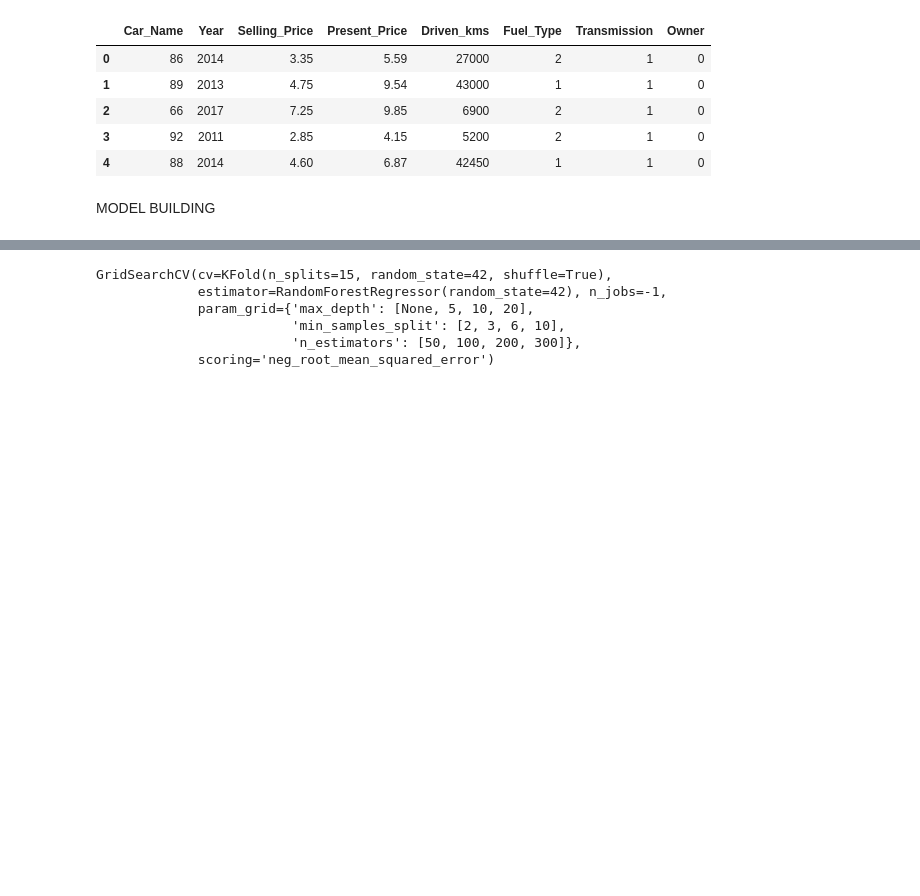
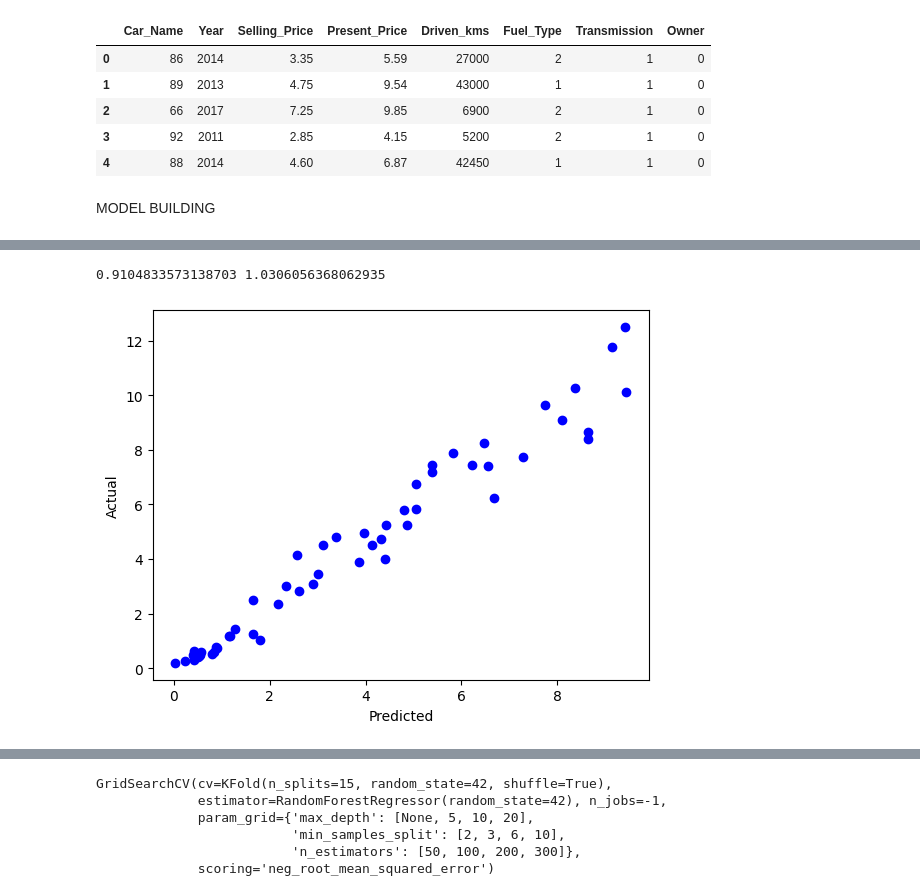
Before and after one commit to daneshpm/USED-CAR-PREDICTION, a Jupyter notebook: used-car-prediction-project.ipynb, the cells around one changed output, grey strips where cells are left out. Saved outputs shown, nothing was run; the diff lists cells and outputs as text; code cells hidden in the pictures; blank space fills up the shorter version.

```diff
--- a/used-car-prediction-project.ipynb
+++ b/used-car-prediction-project.ipynb
@@ -207,0 +234,17 @@ Xtrain,Xtest,ytrain,ytest = train_test_split(X,Y,test_size = 0.2, random_state =
+# %%
+def predict(ml_model,X,Y):
+    X_train,X_test,y_train,y_test=train_test_split(X,Y,test_size=0.20,random_state=42)
+    rob=RobustScaler()
+    X_train=rob.fit_transform(X_train)
+    X_test=rob.fit_transform(X_test)
+    model=ml_model.fit(X_train,y_train)
+    y_pred=model.predict(X_test)
+    plt.scatter(y_pred,y_test,color='b')
+    plt.xlabel('Predicted')
+    plt.ylabel('Actual')
+    print(model.score(X_test,y_test),mean_squared_error(y_test,y_pred,squared=False))
+# %%
+predict(LGBMRegressor(),X,Y)
+# %% [output]
+0.9104833573138703 1.0306056368062935
+[figure, added]
```
Also changed, not shown: parts of 30 cells of this notebook.
